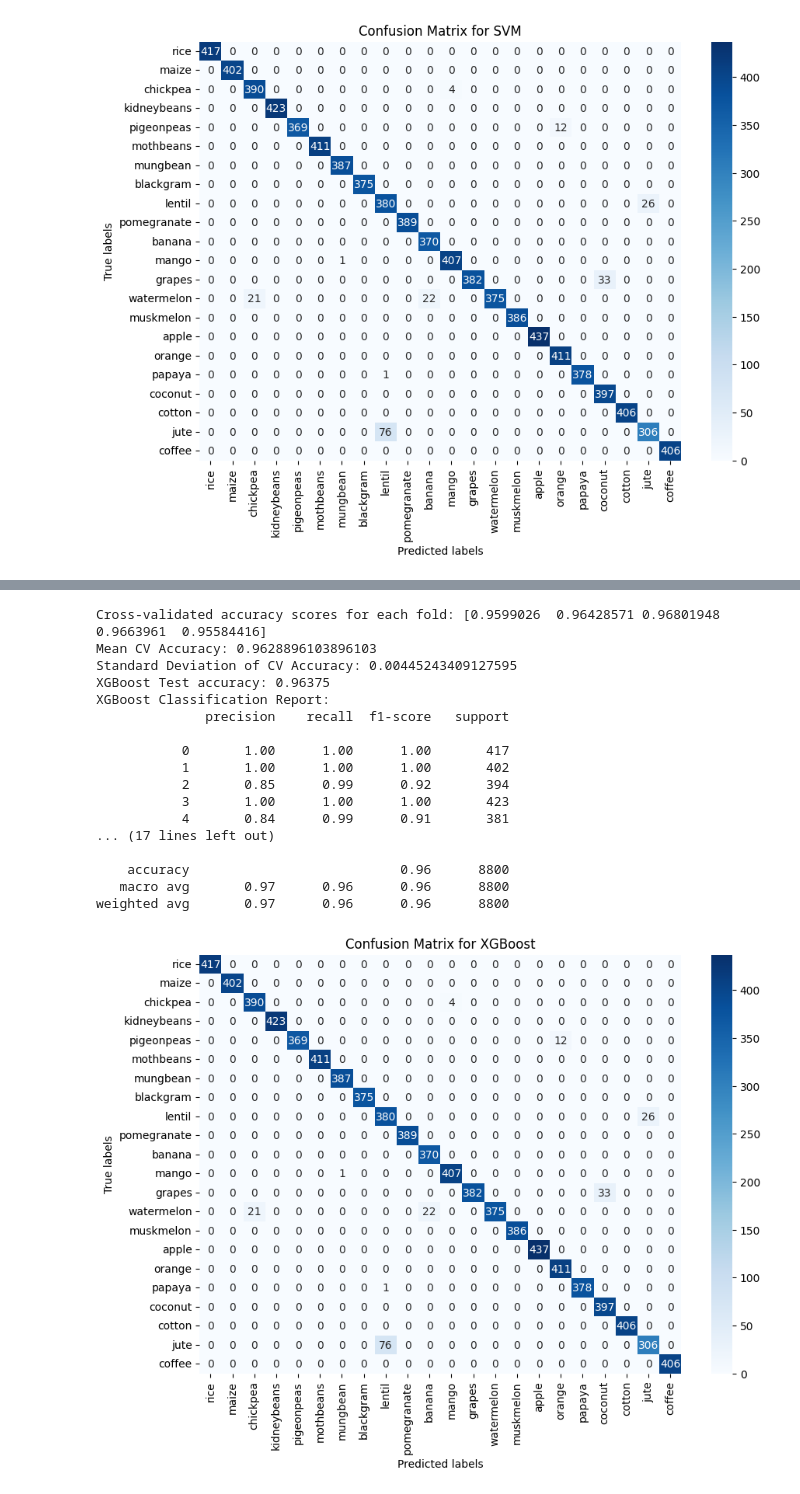
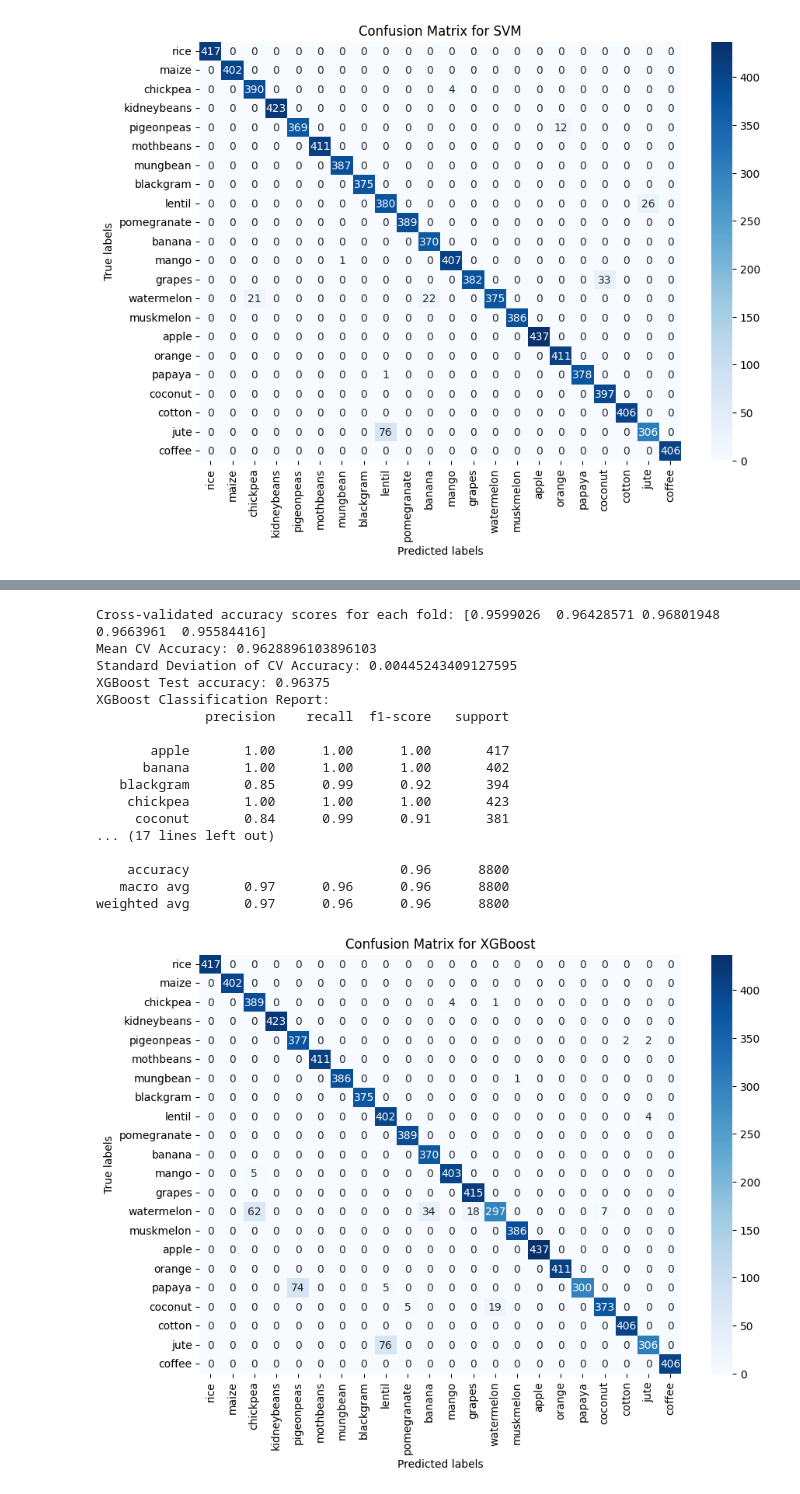
Before and after one commit to qasmendoza/crop-recommendation, a Jupyter notebook: Crops.ipynb, the cells around one changed output, grey strips where cells are left out. Cells and saved outputs as stored; diff of their text form; code cells hidden in the pictures.

```diff
--- a/Crops.ipynb
+++ b/Crops.ipynb
@@ -419,6 +488,4 @@ weighted avg       0.89      0.87      0.87      8800
 # %%
-
-
 # Convert string labels to integers
 le = LabelEncoder()
 y_train_temp_encoded = le.fit_transform(y_train_temp)
@@ -446,51 +513,53 @@ print("Cross-validated accuracy scores for each fold:", cv_scores)
 print("Mean CV Accuracy:", cv_scores.mean())
 print("Standard Deviation of CV Accuracy:", cv_scores.std())
 
-# Prediction on test set
-y_pred_xgb_encoded = clf_xgb.predict(X_test)
-accuracy_score_xgb = accuracy_score(y_test_encoded, y_pred_xgb_encoded)
+# Decode the predicted labels to original string format
+y_pred_xgb = le.inverse_transform(clf_xgb.predict(X_test))
+
+# Use the decoded predicted labels for calculating accuracy and plotting confusion matrix
+accuracy_score_xgb = accuracy_score(y_test, y_pred_xgb)
 
 print("XGBoost Test accuracy:", accuracy_score_xgb)
 print("XGBoost Classification Report:")
-print(classification_report(y_test_encoded, y_pred_xgb_encoded))
+print(classification_report(y_test, y_pred_xgb))
 
-# Binarize the labels for confusion matrix
-y_bin_test = label_binarize(y_test_encoded, classes=list(range(len(data['label'].unique()))))
-y_bin_pred_xgb = label_binarize(y_pred_xgb_encoded, classes=list(range(len(data['label'].unique()))))
+# Binarize the labels
+y_bin_test = label_binarize(y_test, classes=data['label'].unique())
+y_bin_pred_xgb = label_binarize(y_pred_xgb, classes=data['label'].unique())
 n_classes = y_bin_test.shape[1]
 
 # Compute the confusion matrix
-conf_mat_xgb = confusion_matrix(y_test, y_pred_rf)
+conf_mat_xgb = confusion_matrix(y_test, y_pred_xgb)
 
 # Extract unique class labels
 class_labels = data['label'].unique()
 
 # Plot using Seaborn
 plt.figure(figsize=(10,7))
 sns.heatmap(conf_mat_xgb, annot=True, fmt="d", cmap='Blues', xticklabels=class_labels, yticklabels=class_labels)
 plt.xlabel('Predicted labels')
 plt.ylabel('True labels')
 plt.title('Confusion Matrix for XGBoost')
 plt.show()
 # %% [output]
 Cross-validated accuracy scores for each fold: [0.9599026  0.96428571 0.96801948 0.9663961  0.95584416]
 Mean CV Accuracy: 0.9628896103896103
 Standard Deviation of CV Accuracy: 0.00445243409127595
 XGBoost Test accuracy: 0.96375
 XGBoost Classification Report:
               precision    recall  f1-score   support
 
-           0       1.00      1.00      1.00       417
-           1       1.00      1.00      1.00       402
-           2       0.85      0.99      0.92       394
-           3       1.00      1.00      1.00       423
-           4       0.84      0.99      0.91       381
+       apple       1.00      1.00      1.00       417
+      banana       1.00      1.00      1.00       402
+   blackgram       0.85      0.99      0.92       394
+    chickpea       1.00      1.00      1.00       423
+     coconut       0.84      0.99      0.91       381
 ... (17 lines left out)
 
     accuracy                           0.96      8800
    macro avg       0.97      0.96      0.96      8800
 weighted avg       0.97      0.96      0.96      8800
-[figure, old version]
+[figure, new version]
 # %%
 # Accuracy Results
 print("Random Forest Accuracy:", accuracy_score_rf)
```
Also changed, not shown: parts of 9 cells of this notebook.
